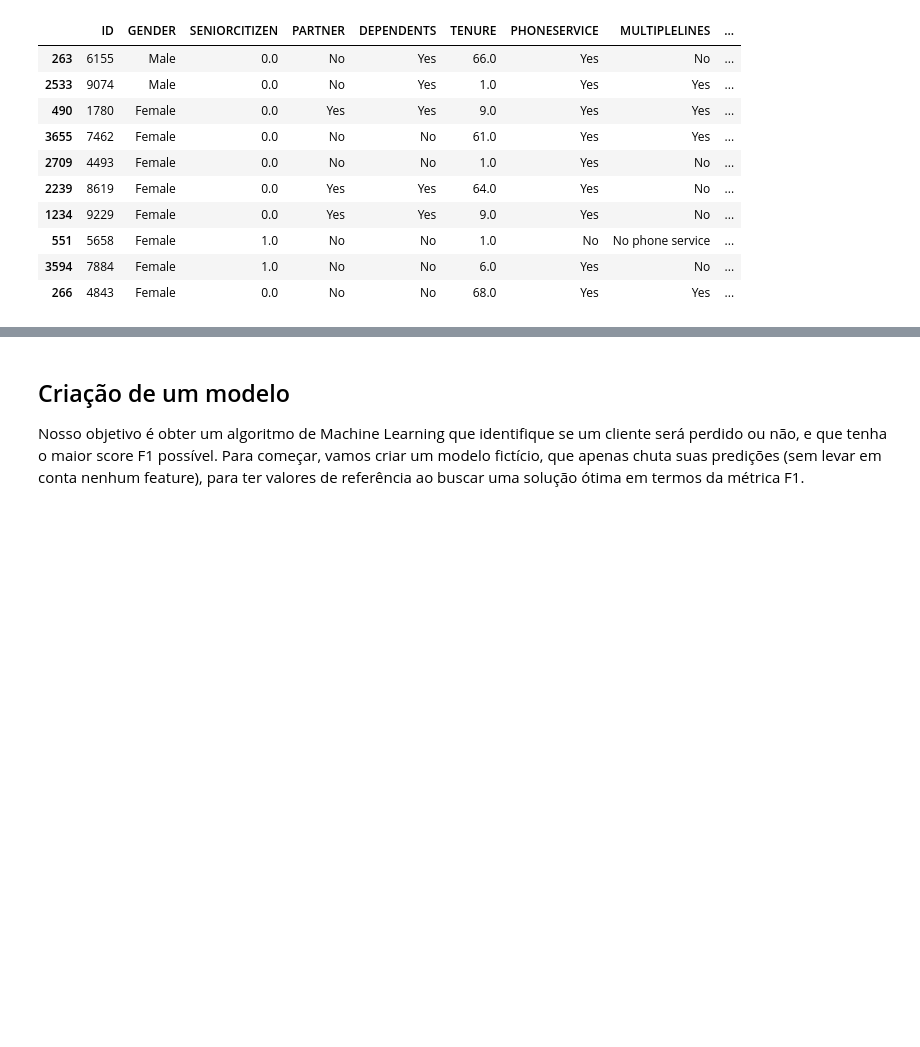
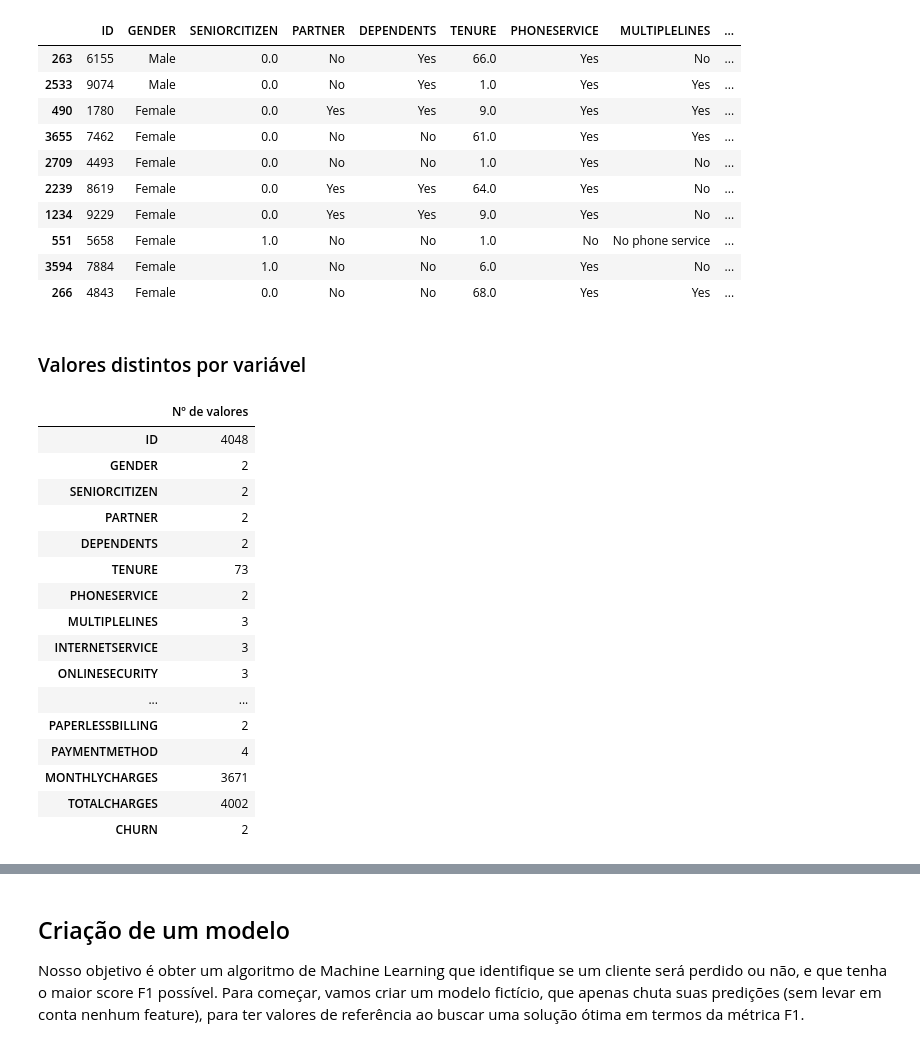
Before and after one commit to he7d3r/maratona-behind-the-code-2021, a Jupyter notebook: 5-sonda/solução/notebook.ipynb, the cells around one changed output, grey strips where cells are left out. Cells and saved outputs as stored; diff of their text form; code cells hidden in the pictures; blank space fills up the shorter version.

```diff
--- a/5-sonda/solução/notebook.ipynb
+++ b/5-sonda/solução/notebook.ipynb
@@ -128,3 +128,25 @@ with pd.option_context("display.max_columns", None):
 | 551 | 5658 | Female | 1.0 | No | No | 1.0 | No | No phone service | ... |
 | 3594 | 7884 | Female | 1.0 | No | No | 6.0 | Yes | No | ... |
 | 266 | 4843 | Female | 0.0 | No | No | 68.0 | Yes | Yes | ... |
+# %% [markdown]
+### Valores distintos por variável
+# %%
+df_train.nunique().rename('Nº de valores').to_frame()
+# %% [output]
+|  | Nº de valores |
+| ID | 4048 |
+| GENDER | 2 |
+| SENIORCITIZEN | 2 |
+| PARTNER | 2 |
+| DEPENDENTS | 2 |
+| TENURE | 73 |
+| PHONESERVICE | 2 |
+| MULTIPLELINES | 3 |
+| INTERNETSERVICE | 3 |
+| ONLINESECURITY | 3 |
+| ... | ... |
+| PAPERLESSBILLING | 2 |
+| PAYMENTMETHOD | 4 |
+| MONTHLYCHARGES | 3671 |
+| TOTALCHARGES | 4002 |
+| CHURN | 2 |
```
Also changed, not shown: parts of 6 cells of this notebook.
